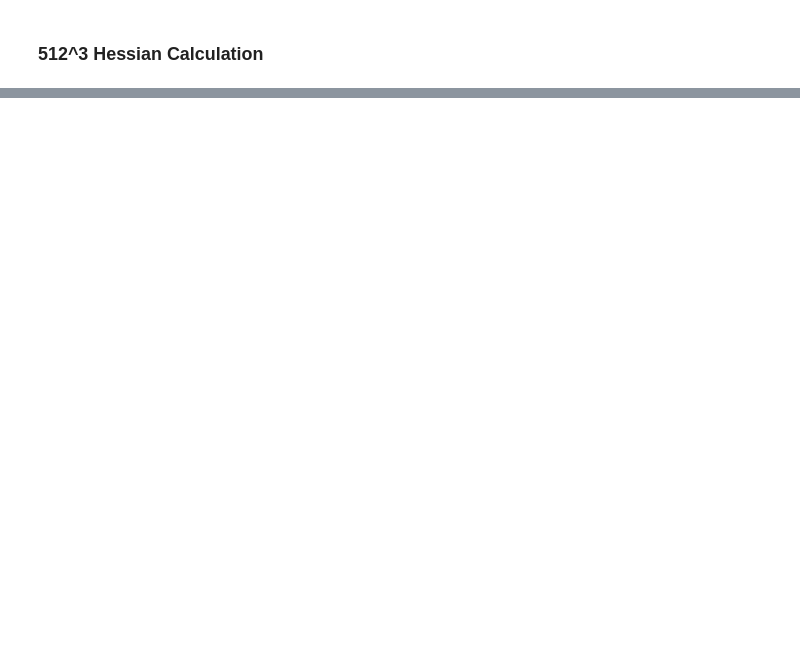
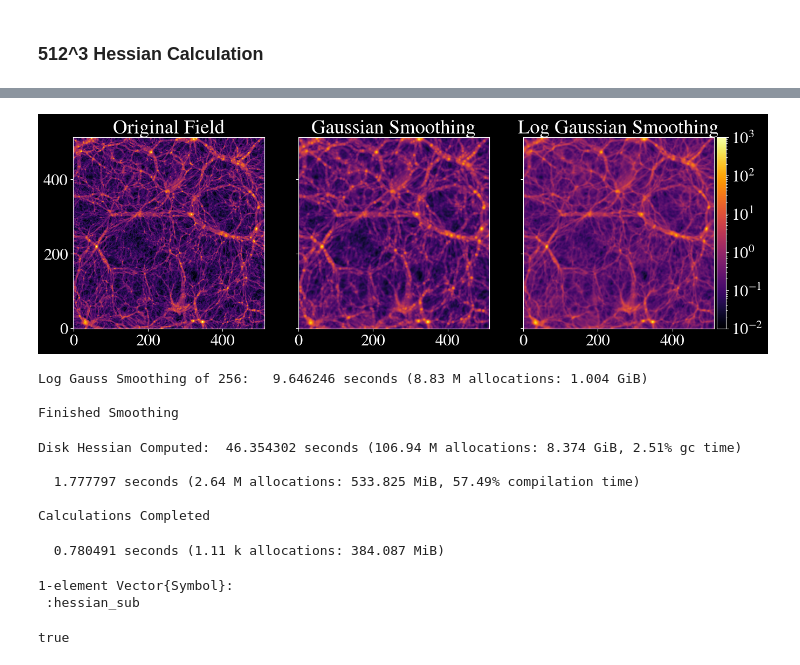
Before and after one commit to James11222/CosmoMMF, a Jupyter notebook: notebooks/Optimization.ipynb, the cells around one changed output, grey strips where cells are left out. Saved outputs shown, nothing was run; the diff lists cells and outputs as text; code cells hidden in the pictures; blank space fills up the shorter version.

Commit message:
finished reduced RAM version of NEXUS

```diff
--- a/notebooks/Optimization.ipynb
+++ b/notebooks/Optimization.ipynb
@@ -130,0 +197,70 @@ end
+# %%
+f, axes = plt.subplots(1,3,sharey=true, figsize=(14,6))
+axes[1].set_title("Original Field")
+im1 = axes[1].imshow(den_512_subset[:,:,200], origin="lower", cmap="inferno", norm=mpl.colors.LogNorm(vmin=0.01, vmax=1000.0))
+divider1 = axgrid.make_axes_locatable(axes[1])
+cax1 = divider1.append_axes("right", size="5%", pad=0.05)
+cax1.set_axis_off()
+
+axes[2].set_title("Gaussian Smoothing")
+im2 = axes[2].imshow(smoothed_512_gauss[:,:,200], origin="lower", cmap="inferno", norm=mpl.colors.LogNorm(vmin=0.01, vmax=1000.0))
+divider2 = axgrid.make_axes_locatable(axes[2])
+cax2 = divider2.append_axes("right", size="5%", pad=0.05)
+cax2.set_axis_off()
+
+axes[3].set_title("Log Gaussian Smoothing")
+im3 = axes[3].imshow(smoothed_512_loggauss[:,:,200], origin="lower", cmap="inferno", norm=mpl.colors.LogNorm(vmin=0.01, vmax=1000.0))
+divider3 = axgrid.make_axes_locatable(axes[3])
+cax3 = divider3.append_axes("right", size="5%", pad=0.05)
+
+plt.colorbar(im3, cax=cax3)
+f.tight_layout()
+# %% [output]
+[figure, added]
+# %%
+n = 256
+wave_vecs = CosmoMMF.wavevectors3D(Float64,(n,n,n))
+density_field = den_256_subset .+ 0.0001
+print("Log Gauss Smoothing of 256: ")
+@time smoothed_256_loggauss = CosmoMMF.smooth_loggauss(density_field, √2 , wave_vecs)
+# print("\n")
+# print("Gauss Smoothing of 256: ")
+# @time smoothed_256_gauss = CosmoMMF.smooth_gauss(density_field, √2 , wave_vecs)
+print("\nFinished Smoothing")
+# %% [output]
+Log Gauss Smoothing of 256:   9.646246 seconds (8.83 M allocations: 1.004 GiB)
+
+Finished Smoothing
+# %%
+# print("Fast Hessian Computed: ")
+# @time Hessian_256_fast = CosmoMMF.fast_hessian_from_smoothed(smoothed_256_loggauss, √2 , wave_vecs)
+# print("\n")
+
+print("Disk Hessian Computed: ")
+@time CosmoMMF.reduce_RAM_hessian_from_smoothed(smoothed_256_loggauss, √2 , wave_vecs, config["output_directory"])
+print("\n")
+
+@time CosmoMMF.compile_sub_hessians(smoothed_256_loggauss, √2, "000", config["output_directory"])
+print("\n")
+
+print("Calculations Completed")
+# %% [output]
+Disk Hessian Computed:  46.354302 seconds (106.94 M allocations: 8.374 GiB, 2.51% gc time)
+
+  1.777797 seconds (2.64 M allocations: 533.825 MiB, 57.49% compilation time)
+
+Calculations Completed
+# %%
+@time CosmoMMF.compile_sub_hessians(smoothed_256_loggauss, √2, "001", config["output_directory"])
+print("\n")
+# %% [output]
+  0.780491 seconds (1.11 k allocations: 384.087 MiB)
+# %%
+@load config["output_directory"] * "hessian_component_111_full.jld2" hessian_sub
+# %% [output]
+1-element Vector{Symbol}:
+ :hessian_sub
+# %%
+Hessian_256_fast[129:256,129:256,129:256,:] == real(hessian_sub)
+# %% [output]
+true
```
Also changed, not shown: parts of 17 cells of this notebook, 14 other files.
